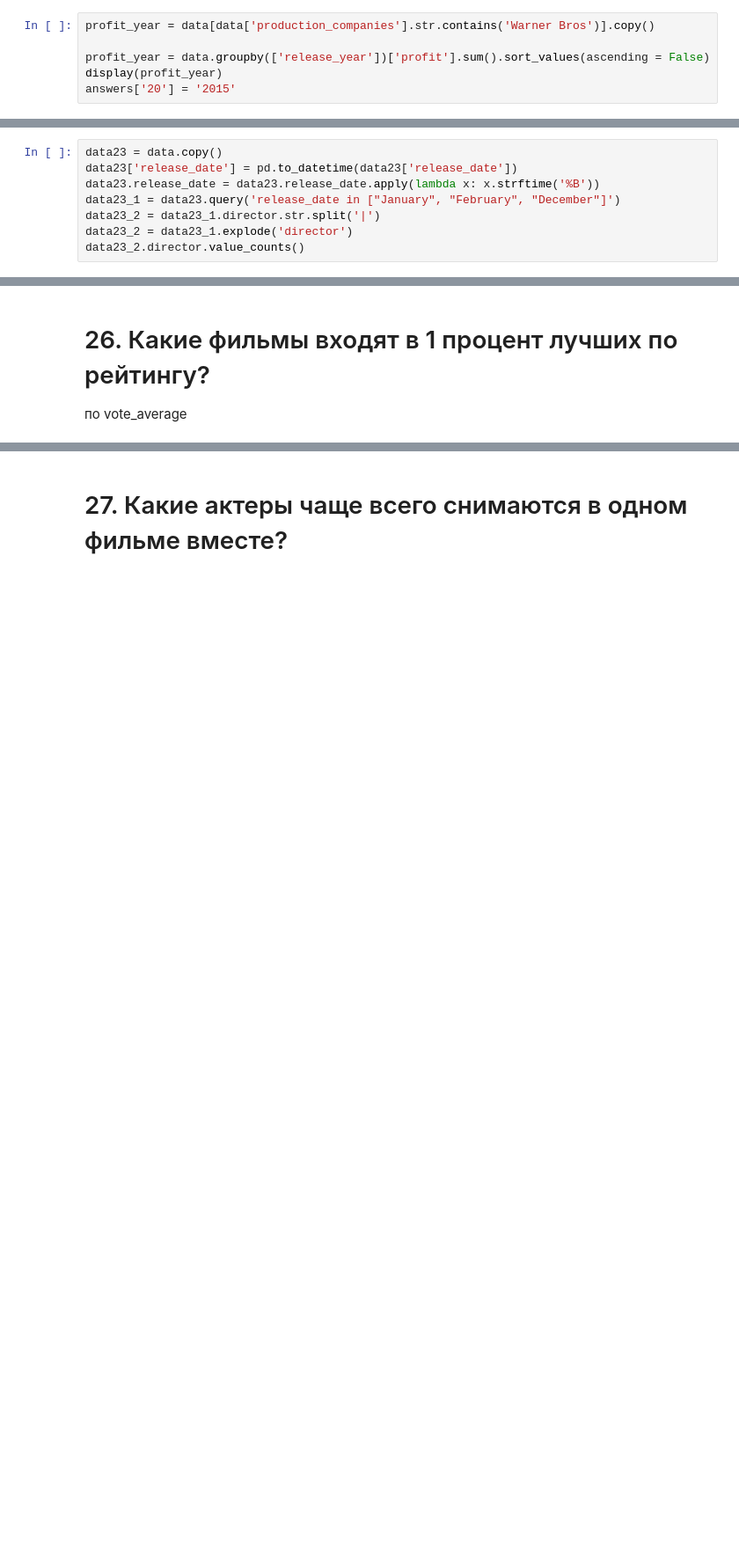
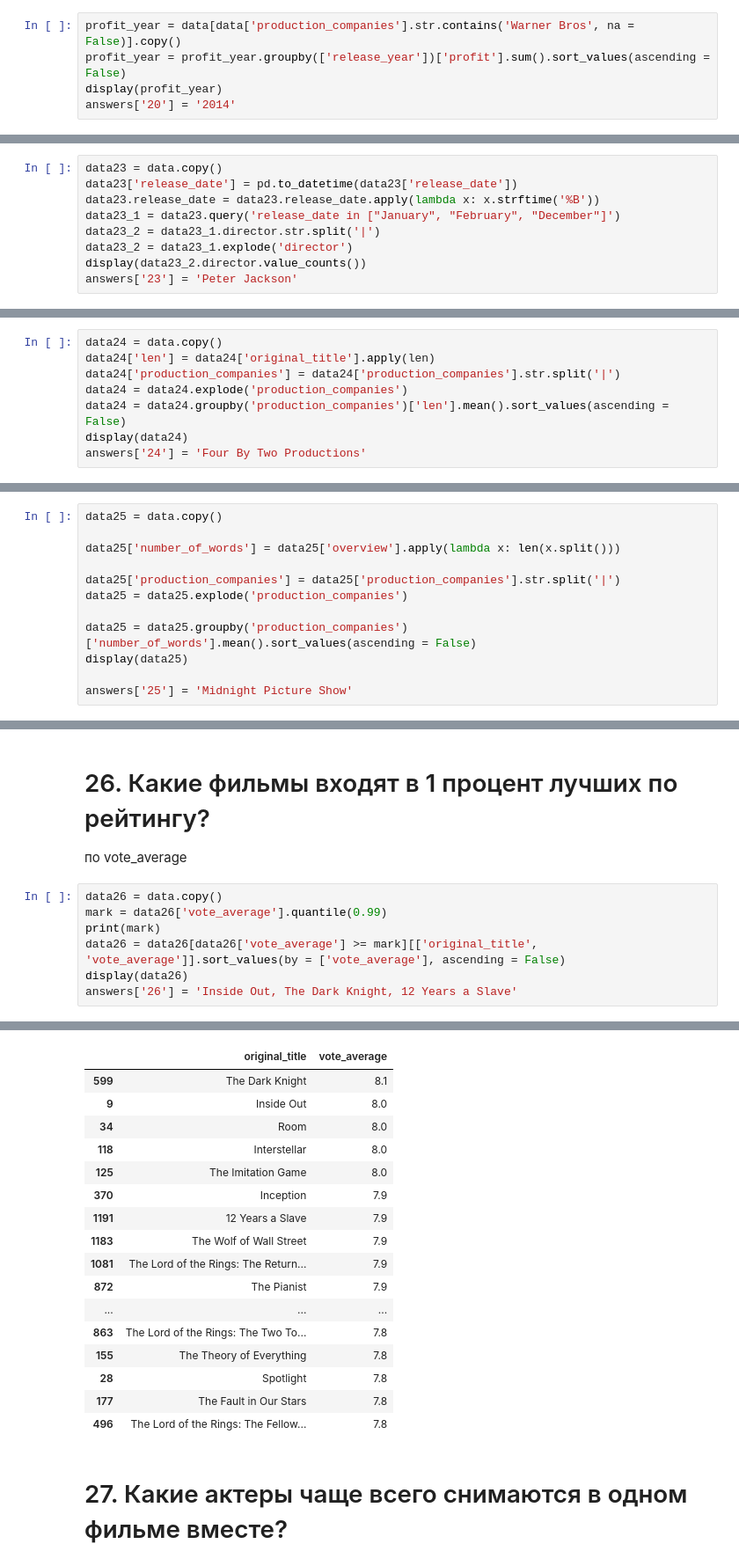
Before and after one commit to v-grodzditskaya/skillfactory_rds, a Jupyter notebook: module_1/Movies_IMBD_Grodzditskaya.ipynb, the cells around one changed output, grey strips where cells are left out. Shown: that part at 88% size. Saved outputs shown, nothing was run; the diff lists cells and outputs as text; blank space fills up the shorter version.

```diff
--- a/module_1/Movies_IMBD_Grodzditskaya.ipynb
+++ b/module_1/Movies_IMBD_Grodzditskaya.ipynb
@@ -424,10 +426,9 @@ answers['19'] = '2015'
 # %% [markdown]
 # 20. Какой самый прибыльный год для студии Warner Bros?
 # %%
-profit_year = data[data['production_companies'].str.contains('Warner Bros')].copy()
-
-profit_year = data.groupby(['release_year'])['profit'].sum().sort_values(ascending = False)
+profit_year = data[data['production_companies'].str.contains('Warner Bros', na = False)].copy()
+profit_year = profit_year.groupby(['release_year'])['profit'].sum().sort_values(ascending = False)
 display(profit_year)
-answers['20'] = '2015'
+answers['20'] = '2014'
 # %% [output]
 release_year
@@ -490,7 +491,8 @@ data23.release_date = data23.release_date.apply(lambda x: x.strftime('%B'))
 data23_1 = data23.query('release_date in ["January", "February", "December"]')
 data23_2 = data23_1.director.str.split('|')
 data23_2 = data23_1.explode('director')
-data23_2.director.value_counts()
+display(data23_2.director.value_counts())
+answers['23'] = 'Peter Jackson'
 # %% [output]
 Peter Jackson        7
 Steven Soderbergh    6
@@ -514,0 +511,8 @@ df = long_name.groupby('production_companies').original_title.mean().sort_values
+# %%
+data24 = data.copy()
+data24['len'] = data24['original_title'].apply(len)
+data24['production_companies'] = data24['production_companies'].str.split('|')
+data24 = data24.explode('production_companies')
+data24 = data24.groupby('production_companies')['len'].mean().sort_values(ascending = False)
+display(data24)
+answers['24'] = 'Four By Two Productions'
@@ -515,2 +533,14 @@ df = long_name.groupby('production_companies').original_title.mean().sort_values
 # %% [markdown]
 # 25. Описание фильмов какой студии в среднем самые длинные по количеству слов?
+# %%
+data25 = data.copy()
+
+data25['number_of_words'] = data25['overview'].apply(lambda x: len(x.split()))
+
+data25['production_companies'] = data25['production_companies'].str.split('|')
+data25 = data25.explode('production_companies')
+
+data25 = data25.groupby('production_companies')['number_of_words'].mean().sort_values(ascending = False)
+display(data25)
+
+answers['25'] = 'Midnight Picture Show'
@@ -517,3 +561,11 @@ df = long_name.groupby('production_companies').original_title.mean().sort_values
 # %% [markdown]
 # 26. Какие фильмы входят в 1 процент лучших по рейтингу?
 по vote_average
+# %%
+data26 = data.copy()
+mark = data26['vote_average'].quantile(0.99)
+print(mark)
+data26 = data26[data26['vote_average'] >= mark][['original_title', 'vote_average']].sort_values(by = ['vote_average'], ascending = False)
+display(data26)
+answers['26'] = 'Inside Out, The Dark Knight, 12 Years a Slave'
+# %% [output]
@@ -520,3 +573,20 @@ df = long_name.groupby('production_companies').original_title.mean().sort_values
+|  | original_title | vote_average |
+| 599 | The Dark Knight | 8.1 |
+| 9 | Inside Out | 8.0 |
+| 34 | Room | 8.0 |
+| 118 | Interstellar | 8.0 |
+| 125 | The Imitation Game | 8.0 |
+| 370 | Inception | 7.9 |
+| 1191 | 12 Years a Slave | 7.9 |
+| 1183 | The Wolf of Wall Street | 7.9 |
+| 1081 | The Lord of the Rings: The Return... | 7.9 |
+| 872 | The Pianist | 7.9 |
+| ... | ... | ... |
+| 863 | The Lord of the Rings: The Two To... | 7.8 |
+| 155 | The Theory of Everything | 7.8 |
+| 28 | Spotlight | 7.8 |
+| 177 | The Fault in Our Stars | 7.8 |
+| 496 | The Lord of the Rings: The Fellow... | 7.8 |
 # %% [markdown]
 # 27. Какие актеры чаще всего снимаются в одном фильме вместе?
 # %% [markdown]
```
Also changed, not shown: parts of 9 cells of this notebook.
